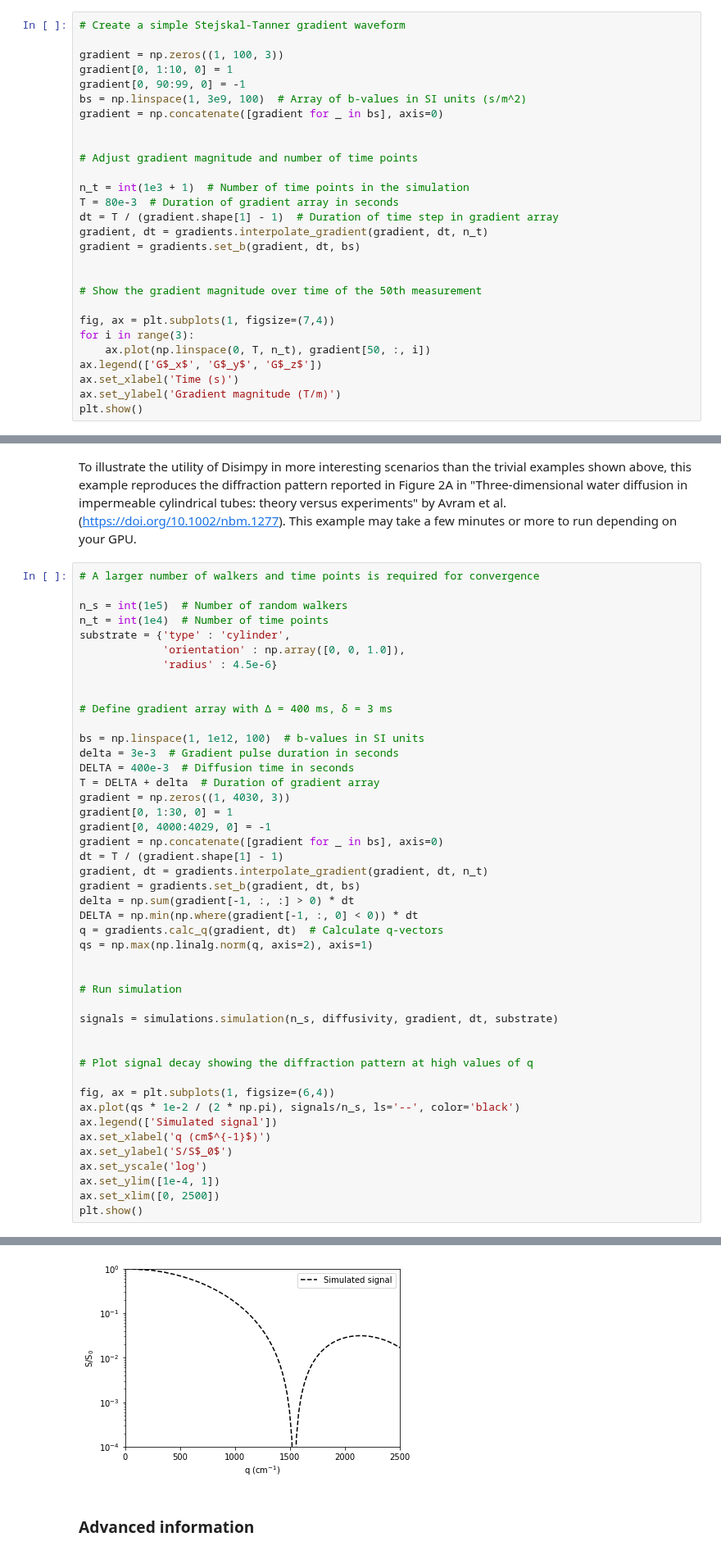
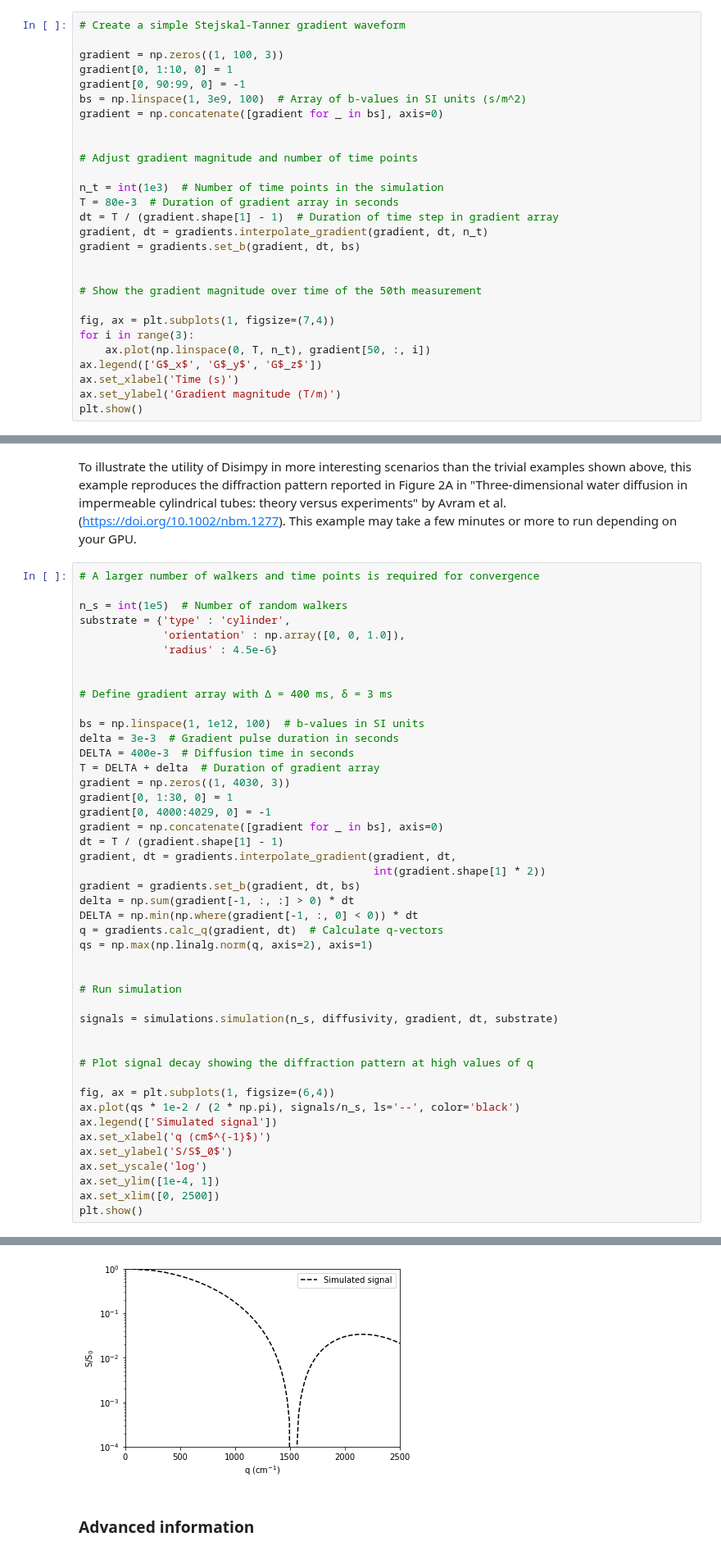
Before and after one commit to kerkelae/disimpy, a Jupyter notebook: docs/source/tutorial.ipynb, the cells around one changed output, grey strips where cells are left out. Shown at 82% size. Drawn from its saved outputs; the diff is of its cells as text.

Commit message:
explicit gradient magnitude definition

```diff
--- a/docs/source/tutorial.ipynb
+++ b/docs/source/tutorial.ipynb
@@ -27,7 +27,7 @@ gradient = np.concatenate([gradient for _ in bs], axis=0)
 
 # Adjust gradient magnitude and number of time points
 
-n_t = int(1e3 + 1)  # Number of time points in the simulation
+n_t = int(1e3)  # Number of time points in the simulation
 T = 80e-3  # Duration of gradient array in seconds
 dt = T / (gradient.shape[1] - 1)  # Duration of time step in gradient array
 gradient, dt = gradients.interpolate_gradient(gradient, dt, n_t)
@@ -194,7 +194,6 @@ To illustrate the utility of Disimpy in more interesting scenarios than the triv
 # A larger number of walkers and time points is required for convergence
 
 n_s = int(1e5)  # Number of random walkers
-n_t = int(1e4)  # Number of time points
 substrate = {'type' : 'cylinder',
              'orientation' : np.array([0, 0, 1.0]),
              'radius' : 4.5e-6}
@@ -211,7 +210,8 @@ gradient[0, 1:30, 0] = 1
 gradient[0, 4000:4029, 0] = -1
 gradient = np.concatenate([gradient for _ in bs], axis=0)
 dt = T / (gradient.shape[1] - 1)
-gradient, dt = gradients.interpolate_gradient(gradient, dt, n_t)
+gradient, dt = gradients.interpolate_gradient(gradient, dt,
+                                              int(gradient.shape[1] * 2))
 gradient = gradients.set_b(gradient, dt, bs)
 delta = np.sum(gradient[-1, :, :] > 0) * dt
 DELTA = np.min(np.where(gradient[-1, :, 0] < 0)) * dt
@@ -243,5 +243,5 @@ Number of steps = 9999
 Simulation finished.
-[figure, old version]
+[figure, new version]
 # %% [markdown]
 ### Advanced information
 # %% [markdown]
```
Also changed, not shown: parts of 5 cells of this notebook, 2 other files.
